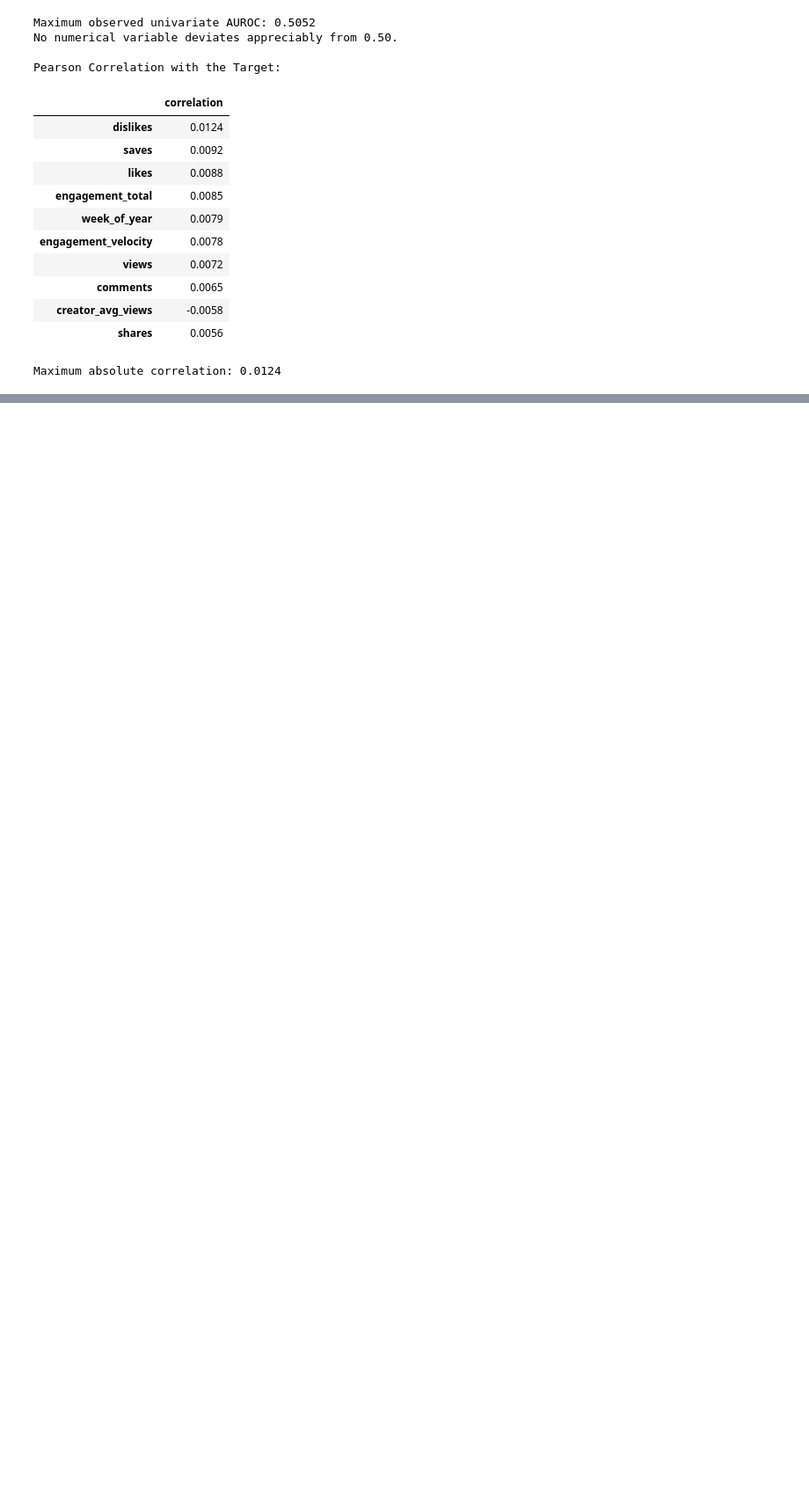
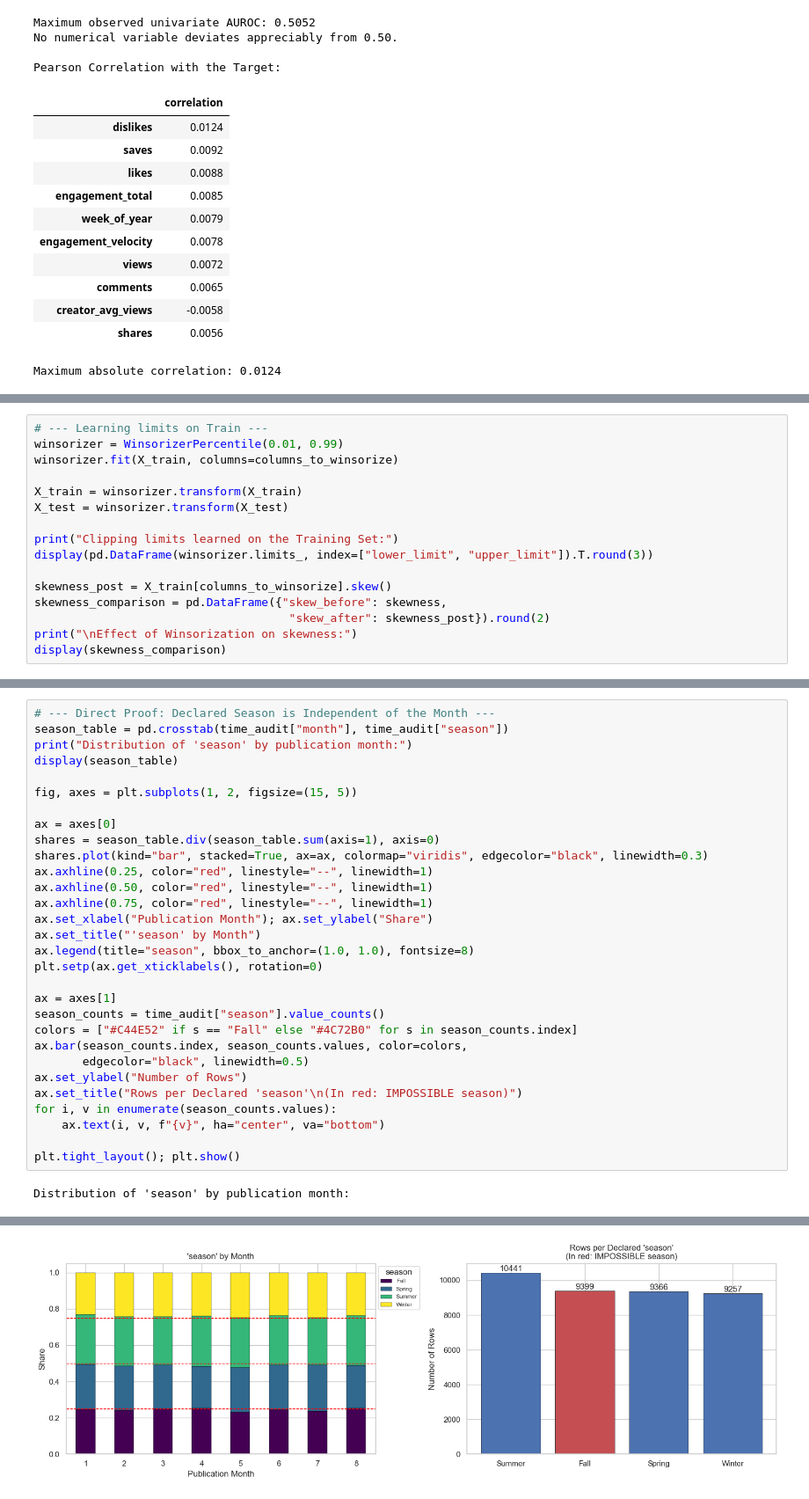
Before and after one commit to eliaxyzz/TrendPredictor, a Jupyter notebook: ml-virality-classifier.ipynb, the cells around one changed output, grey strips where cells are left out. Shown at 88% size. Cells and saved outputs as stored; diff of their text form; blank space fills up the shorter version.

```diff
--- a/ml-virality-classifier.ipynb
+++ b/ml-virality-classifier.ipynb
@@ -460,0 +586,16 @@ Maximum absolute correlation: 0.0124
+# %%
+# --- Learning limits on Train ---
+winsorizer = WinsorizerPercentile(0.01, 0.99)
+winsorizer.fit(X_train, columns=columns_to_winsorize)
+
+X_train = winsorizer.transform(X_train)
+X_test = winsorizer.transform(X_test)
+
+print("Clipping limits learned on the Training Set:")
+display(pd.DataFrame(winsorizer.limits_, index=["lower_limit", "upper_limit"]).T.round(3))
+
+skewness_post = X_train[columns_to_winsorize].skew()
+skewness_comparison = pd.DataFrame({"skew_before": skewness,
+                                     "skew_after": skewness_post}).round(2)
+print("\nEffect of Winsorization on skewness:")
+display(skewness_comparison)
@@ -460,0 +677,32 @@ Maximum absolute correlation: 0.0124
+# %%
+# --- Direct Proof: Declared Season is Independent of the Month ---
+season_table = pd.crosstab(time_audit["month"], time_audit["season"])
+print("Distribution of 'season' by publication month:")
+display(season_table)
+
+fig, axes = plt.subplots(1, 2, figsize=(15, 5))
+
+ax = axes[0]
+shares = season_table.div(season_table.sum(axis=1), axis=0)
+shares.plot(kind="bar", stacked=True, ax=ax, colormap="viridis", edgecolor="black", linewidth=0.3)
+ax.axhline(0.25, color="red", linestyle="--", linewidth=1)
+ax.axhline(0.50, color="red", linestyle="--", linewidth=1)
+ax.axhline(0.75, color="red", linestyle="--", linewidth=1)
+ax.set_xlabel("Publication Month"); ax.set_ylabel("Share")
+ax.set_title("'season' by Month")
+ax.legend(title="season", bbox_to_anchor=(1.0, 1.0), fontsize=8)
+plt.setp(ax.get_xticklabels(), rotation=0)
+
+ax = axes[1]
+season_counts = time_audit["season"].value_counts()
+colors = ["#C44E52" if s == "Fall" else "#4C72B0" for s in season_counts.index]
+ax.bar(season_counts.index, season_counts.values, color=colors,
+       edgecolor="black", linewidth=0.5)
+ax.set_ylabel("Number of Rows")
+ax.set_title("Rows per Declared 'season'\n(In red: IMPOSSIBLE season)")
+for i, v in enumerate(season_counts.values):
+    ax.text(i, v, f"{v}", ha="center", va="bottom")
+
+plt.tight_layout(); plt.show()
+# %% [output]
+Distribution of 'season' by publication month:
@@ -460,0 +719 @@ Maximum absolute correlation: 0.0124
+[figure, added]
```
Also changed, not shown: parts of 20 cells of this notebook.
